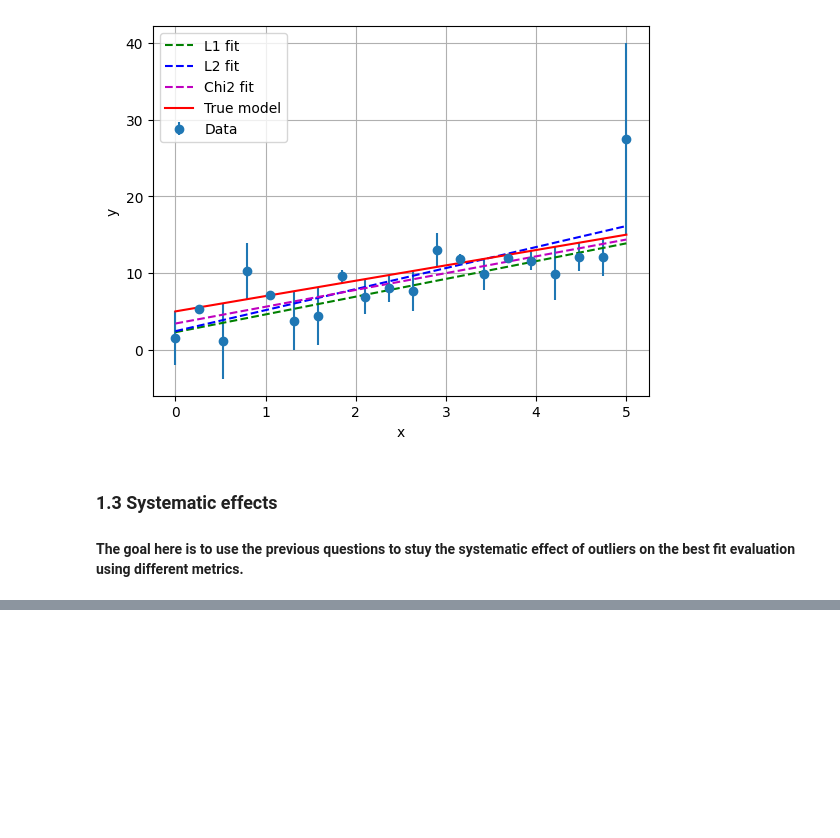
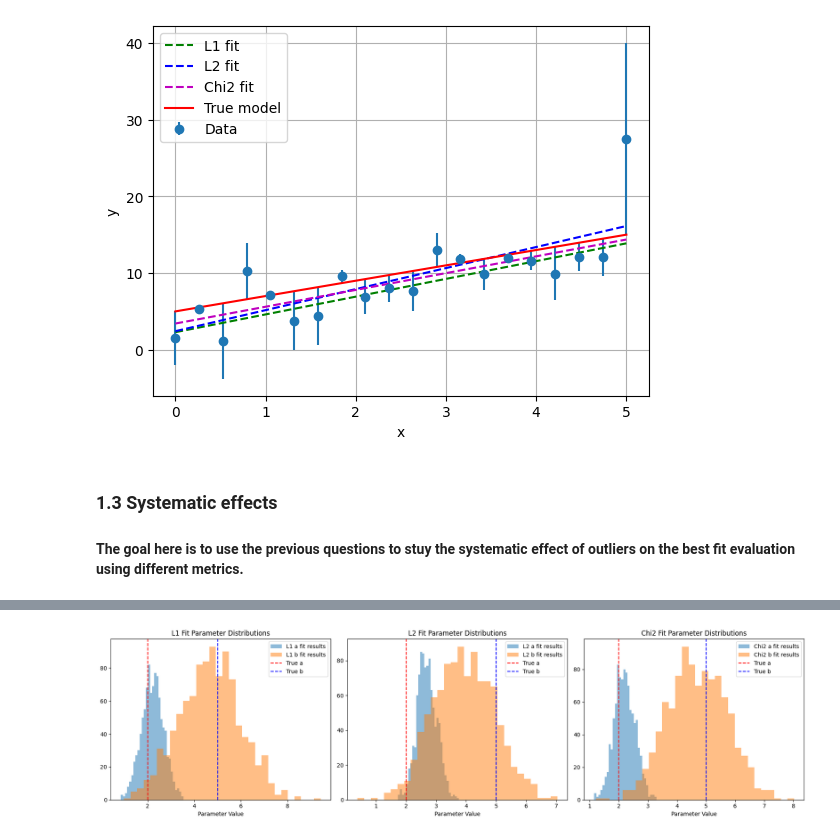
Before and after one commit to mazapataa/NNbasic, a Jupyter notebook: Randoms_Linear Regression.ipynb, the cells around one changed output, grey strips where cells are left out. Saved outputs shown, nothing was run; the diff lists cells and outputs as text; code cells hidden in the pictures; blank space fills up the shorter version.

```diff
--- a/Randoms_Linear Regression.ipynb
+++ b/Randoms_Linear Regression.ipynb
@@ -145,0 +215,32 @@ plt.show()
+# %%
+# histograms of the best fit values for a and b for the 3 metrics, and overplot the true values of a and b as vertical lines.
+
+plt.figure(figsize=(18, 5))
+plt.subplot(1, 3, 1)
+plt.hist(L1_results[:, 0], bins=30, alpha=0.5, label='L1 a fit results')
+plt.hist(L1_results[:, 1], bins=30, alpha=0.5, label='L1 b fit results')
+plt.axvline(2, color='r', linestyle='--', label='True a')
+plt.axvline(5, color='b', linestyle='--', label='True b')
+plt.xlabel('Parameter Value')
+plt.title('L1 Fit Parameter Distributions')
+plt.legend()
+plt.subplot(1, 3, 2)
+plt.hist(L2_results[:, 0], bins=30, alpha=0.5, label='L2 a fit results')
+plt.hist(L2_results[:, 1], bins=30, alpha=0.5, label='L2 b fit results')
+plt.axvline(2, color='r', linestyle='--', label='True a')
+plt.axvline(5, color='b', linestyle='--', label='True b')
+plt.xlabel('Parameter Value')
+plt.title('L2 Fit Parameter Distributions')
+plt.legend()
+plt.subplot(1, 3, 3)
+plt.hist(Chi2_results[:, 0], bins=30, alpha=0.5, label='Chi2 a fit results')
+plt.hist(Chi2_results[:, 1], bins=30, alpha=0.5, label='Chi2 b fit results')
+plt.axvline(2, color='r', linestyle='--', label='True a')
+plt.axvline(5, color='b', linestyle='--', label='True b')
+plt.xlabel('Parameter Value')
+plt.title('Chi2 Fit Parameter Distributions')
+plt.legend()
+plt.tight_layout()
+plt.show()
+# %% [output]
+[figure, added]
```
Also changed, not shown: parts of 2 cells of this notebook.
